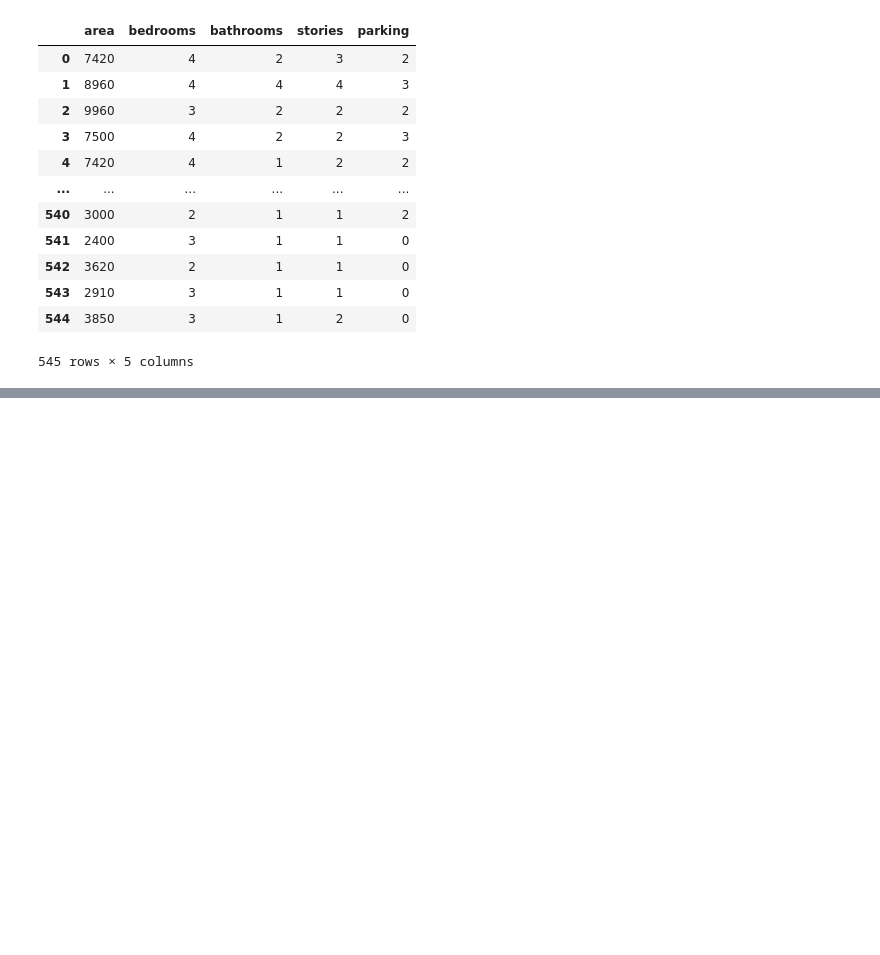
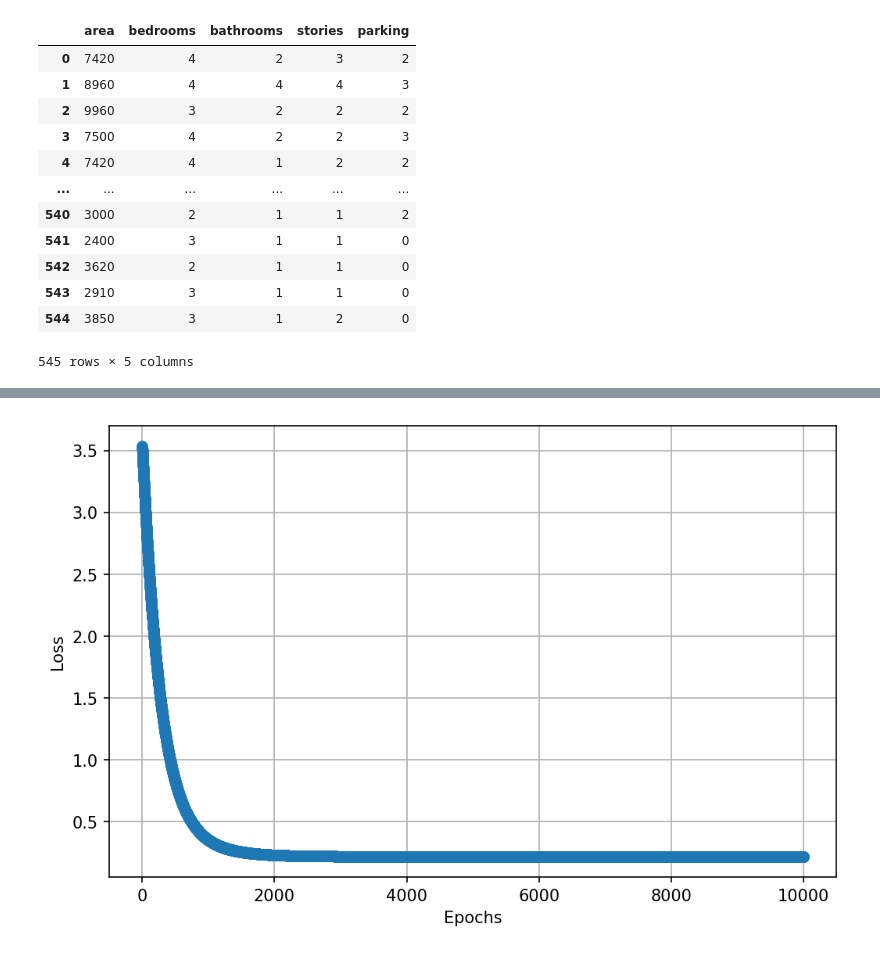
Before and after one commit to tuikhongtenbo/Python_ML, a Jupyter notebook: Linear Regression/Run.ipynb, the cells around one changed output, grey strips where cells are left out. Saved outputs shown, nothing was run; the diff lists cells and outputs as text; code cells hidden in the pictures; blank space fills up the shorter version.

```diff
--- a/Linear Regression/Run.ipynb
+++ b/Linear Regression/Run.ipynb
@@ -53,7 +52,7 @@ data
 | 544 | 1750000 | 3850 | 3 | 1 | 2 | 0 |
 545 rows × 6 columns
 # %%
-y = data['price']
+y = data[['price']]
 X = data.drop(columns='price')
 X
 # %% [output]
@@ -88,9 +88,15 @@ Name: price, Length: 545, dtype: int64
 # %%
 from sklearn.preprocessing import StandardScaler
 from sklearn.model_selection import train_test_split
+from Model import LinearRegression
 
 X_train, X_test, y_train, y_test = train_test_split(X, y, test_size=0.2, random_state=42)
 
-scaler = StandardScaler()
-X_train_scaled = scaler.fit_transform(X_train)
-X_test_scaled = scaler.transform(X_test)
+# Standa X
+scaler_X = StandardScaler()
+X_train_scaled = scaler_X.fit_transform(X_train)
+X_test_scaled = scaler_X.transform(X_test)
+
+# Standa y
+scaler_y = StandardScaler()
+y_train_scaled = scaler_y.fit_transform(y_train)
@@ -135,5 +103,5 @@ y_train.shape
 # %%
+# Train
 model = LinearRegression()
-model.fit(X_train_scaled, y_train)
-model.predict(X_test_scaled)
+model.fit(X_train_scaled, y_train_scaled)
 # %% [output]
@@ -140,0 +148,11 @@ ValueError: shapes (436,6) and (1,6) not aligned: 6 (dim 1) != 1 (dim 0)
+# %%
+import matplotlib.pyplot as plt
+
+plt.figure(figsize=(8, 5), dpi=150)
+plt.plot(range(model.epochs), model.cost, marker='o', linestyle='-')
+plt.xlabel("Epochs")
+plt.ylabel("Loss")
+plt.grid()
+plt.show()
+# %% [output]
+[figure, added]
```
Also changed, not shown: parts of 9 cells of this notebook, 1 other file.
